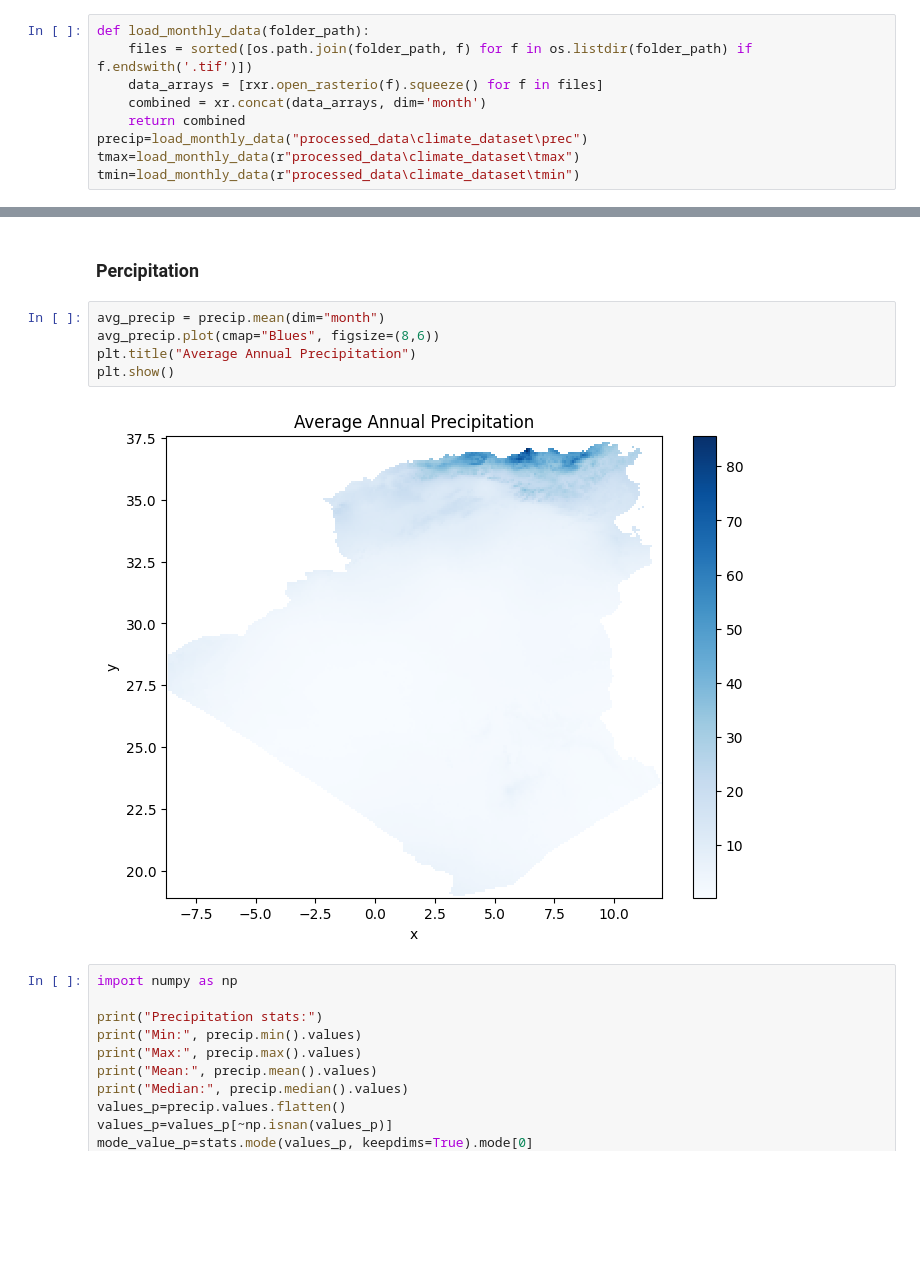
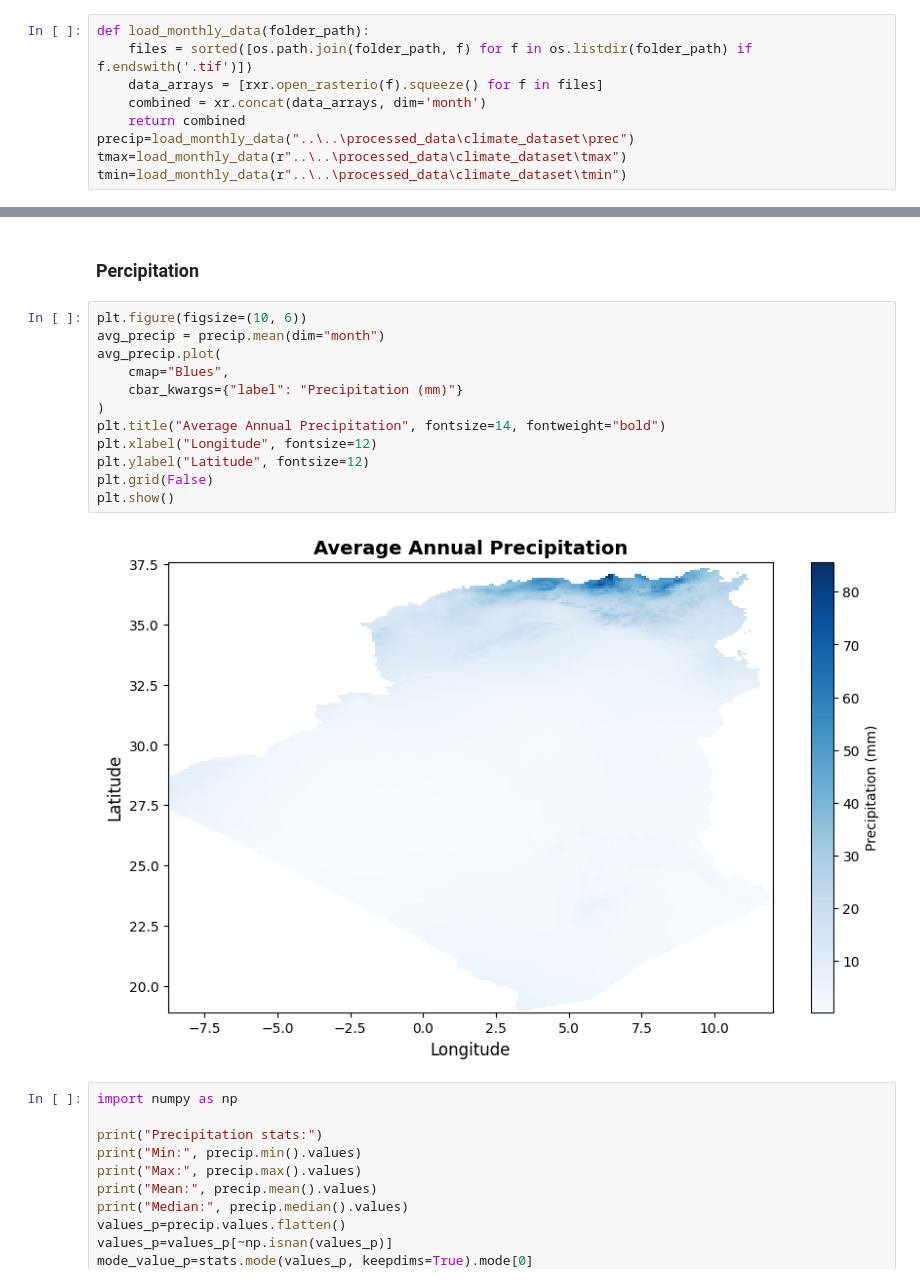
Before and after one commit to b-fatma/S2I-DM, a Jupyter notebook: src/eda/climate.ipynb, the cells around one changed output, grey strips where cells are left out. Saved outputs shown, nothing was run; the diff lists cells and outputs as text; blank space fills up the shorter version.

```diff
--- a/src/eda/climate.ipynb
+++ b/src/eda/climate.ipynb
@@ -13,9 +20,9 @@ def load_monthly_data(folder_path):
     data_arrays = [rxr.open_rasterio(f).squeeze() for f in files]
     combined = xr.concat(data_arrays, dim='month')
     return combined
-precip=load_monthly_data("processed_data\climate_dataset\prec")
-tmax=load_monthly_data(r"processed_data\climate_dataset\tmax")
-tmin=load_monthly_data(r"processed_data\climate_dataset\tmin")
+precip=load_monthly_data("..\..\processed_data\climate_dataset\prec")
+tmax=load_monthly_data(r"..\..\processed_data\climate_dataset\tmax")
+tmin=load_monthly_data(r"..\..\processed_data\climate_dataset\tmin")
 # %%
 print(precip.coords)
 print(precip.shape)
@@ -36,12 +43,19 @@ tmin_monthly = [tmin.sel(month=i).values.flatten() for i in range(12)]
 # %% [markdown]
 ### Percipitation
 # %%
+plt.figure(figsize=(10, 6))
 avg_precip = precip.mean(dim="month")
-avg_precip.plot(cmap="Blues", figsize=(8,6))
-plt.title("Average Annual Precipitation")
+avg_precip.plot(
+    cmap="Blues",
+    cbar_kwargs={"label": "Precipitation (mm)"}
+)
+plt.title("Average Annual Precipitation", fontsize=14, fontweight="bold")
+plt.xlabel("Longitude", fontsize=12)
+plt.ylabel("Latitude", fontsize=12)
+plt.grid(False)
 plt.show()
 # %% [output]
-[figure, old version]
+[figure, new version]
 # %%
 import numpy as np
 
```
Also changed, not shown: parts of 14 cells of this notebook, 2 other files.
